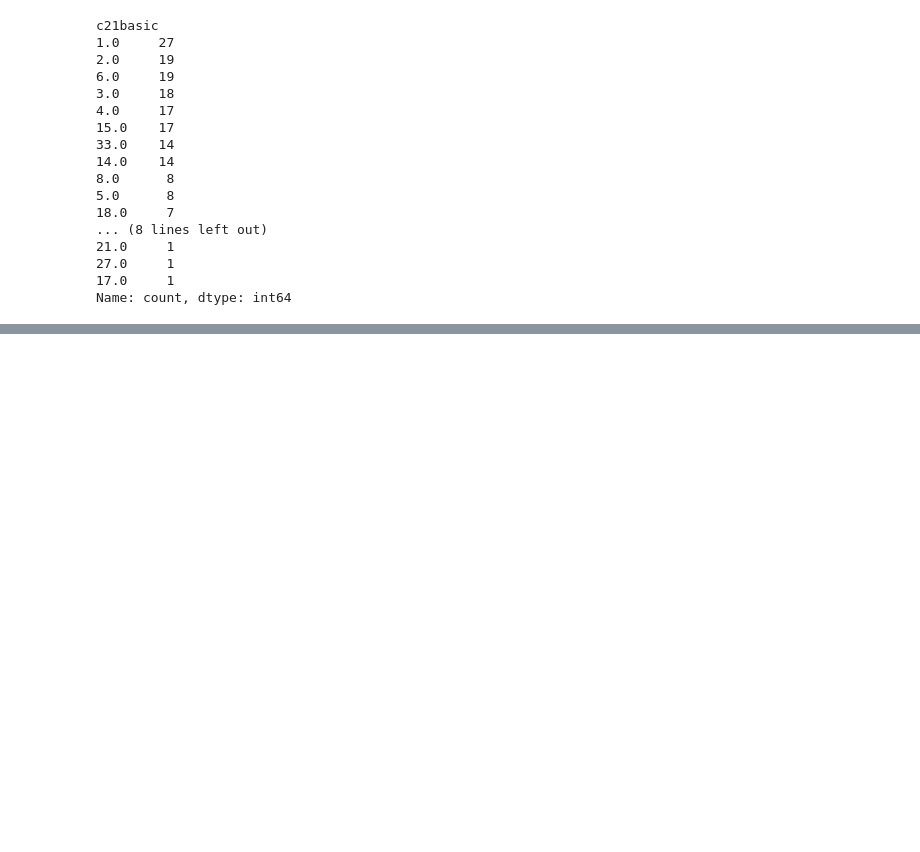
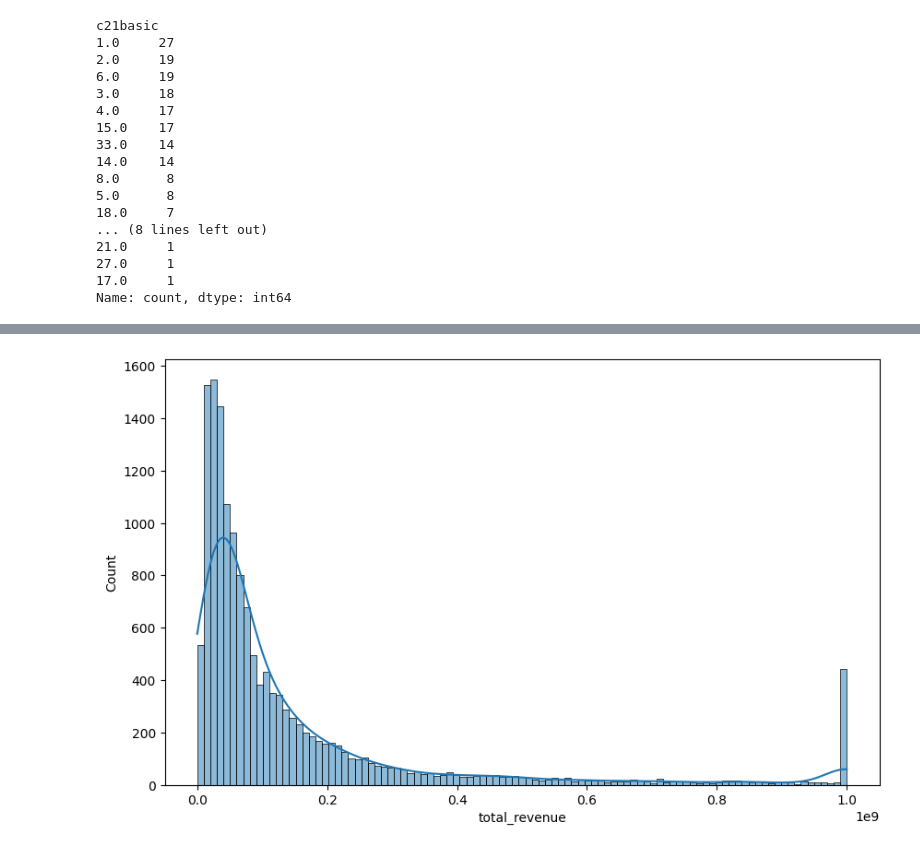
Before and after one commit to meeewang/SI670_final_project, a Jupyter notebook: final_02.ipynb, the cells around one changed output, grey strips where cells are left out. Drawn from its saved outputs; the diff is of its cells as text; code cells hidden in the pictures; blank space fills up the shorter version.

```diff
--- a/final_02.ipynb
+++ b/final_02.ipynb
@@ -474,0 +582,6 @@ Name: count, dtype: int64
+# %%
+plt.figure(figsize=(10, 6))
+sns.histplot(data=rnn_data_cleaned, x='total_revenue', kde=True)
+plt.show()
+# %% [output]
+[figure, added]
```
Also changed, not shown: parts of 30 cells of this notebook, 1 other file.
